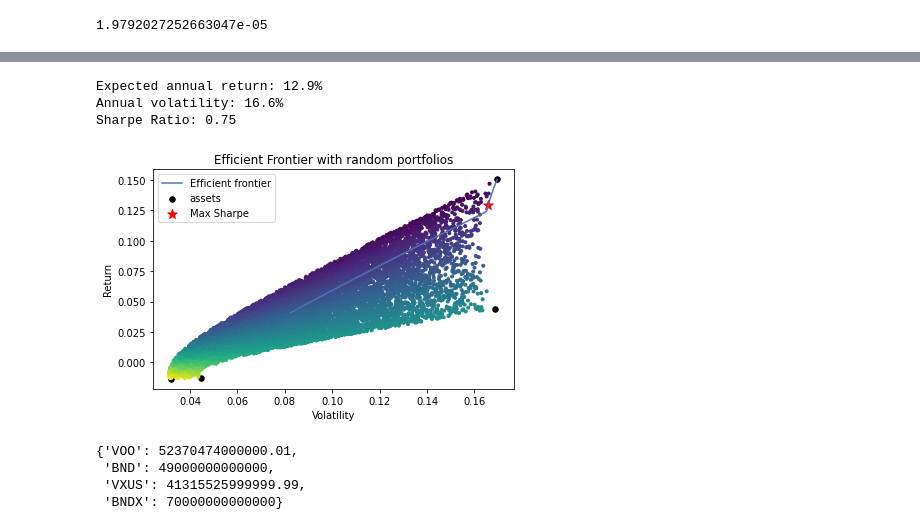
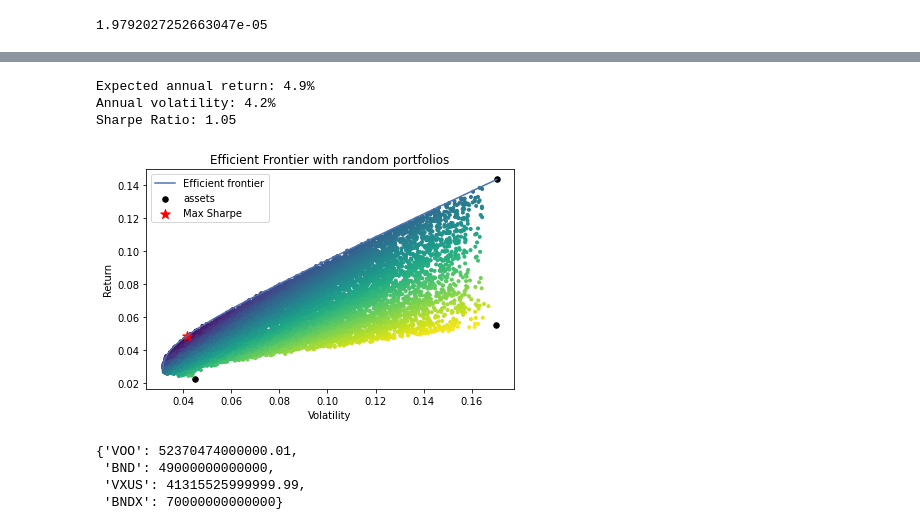
Before and after one commit to koichiroiijima/Optimize_Allocation, a Jupyter notebook: data/opt.ipynb, the cells around one changed output, grey strips where cells are left out. Saved outputs shown, nothing was run; the diff lists cells and outputs as text; code cells hidden in the pictures.

```diff
--- a/data/opt.ipynb
+++ b/data/opt.ipynb
@@ -52,7 +53,7 @@ bnd
 vxus = web.DataReader(name='VXUS',
     data_source='yahoo',
     start='2011-01-01',
-    end=datetime.date.today()
+    end='2022-03-31'
 )
 # %%
 vxus
@@ -75,7 +76,7 @@ vxus
 bndx = web.DataReader(name='BNDX',
     data_source='yahoo',
     start='2011-01-01',
-    end=datetime.date.today()
+    end='2022-03-31'
 )
 # %%
 bndx
@@ -150,5 +167,5 @@ BNDX    0.030743
 dtype: float64
 # %%
-ehr = expected_returns.ema_historical_return(prices, frequency=252, span=500)
+ehr = expected_returns.ema_historical_return(prices, frequency=252, span=252*5)
 ehr
 # %% [output]
@@ -237,9 +254,9 @@ oracle_approx
 # %%
 from pypfopt import objective_functions
 
-expected_returns = ehr
+expected_return = ehr
 cov_matrix = oracle_approx
-ef = efficient_frontier.EfficientFrontier(expected_returns, cov_matrix)
-ef.add_objective(objective_functions.L2_reg, gamma=1.0)
+ef = efficient_frontier.EfficientFrontier(expected_return, cov_matrix)
+#ef.add_objective(objective_functions.L2_reg, gamma=1.0)
 ef.max_sharpe(risk_free_rate=0.005)
 # %% [output]
@@ -260,33 +277,33 @@ import matplotlib.pyplot as plt
 from pypfopt import plotting
 import numpy as np
 # %%
-ef2 = efficient_frontier.EfficientFrontier(expected_returns, cov_matrix)
-ef2.add_objective(objective_functions.L2_reg, gamma=1.0)
+ef2 = efficient_frontier.EfficientFrontier(expected_return, cov_matrix)
+#ef2.add_objective(objective_functions.L2_reg, gamma=1.0)
 
 fig, ax = plt.subplots()
 plotting.plot_efficient_frontier(ef2, ax=ax, show_assets=True)
 
 # Generate random portfolios
 n_samples = 10000
-w = np.random.dirichlet(np.ones(len(expected_returns)), n_samples)
-rets = w.dot(expected_returns)
+w = np.random.dirichlet(np.ones(len(expected_return)), n_samples)
+rets = w.dot(expected_return)
 stds = np.sqrt(np.diag(w @ cov_matrix @ w.T))
 sharpes = rets / stds
 ax.scatter(stds, rets, marker=".", c=sharpes, cmap="viridis_r")
 
 ret_tangent, std_tangent, _ = ef.portfolio_performance(verbose=True, risk_free_rate=0.005)
 ax.scatter(std_tangent, ret_tangent, marker="*", s=100, c="r", label="Max Sharpe")
 
 ax.set_title("Efficient Frontier with random portfolios")
 ax.legend()
 plt.tight_layout()
 plt.savefig("ef_scatter.png", dpi=200)
 plt.show()
 # %% [output]
-Expected annual return: 12.9%
-Annual volatility: 16.6%
-Sharpe Ratio: 0.75
+Expected annual return: 4.9%
+Annual volatility: 4.2%
+Sharpe Ratio: 1.05
-[figure, old version]
+[figure, new version]
 # %%
 stok_market_cap = 93686000000000
 stok_us_share = 0.559
```
Also changed, not shown: parts of 31 cells of this notebook, 5 other files.
